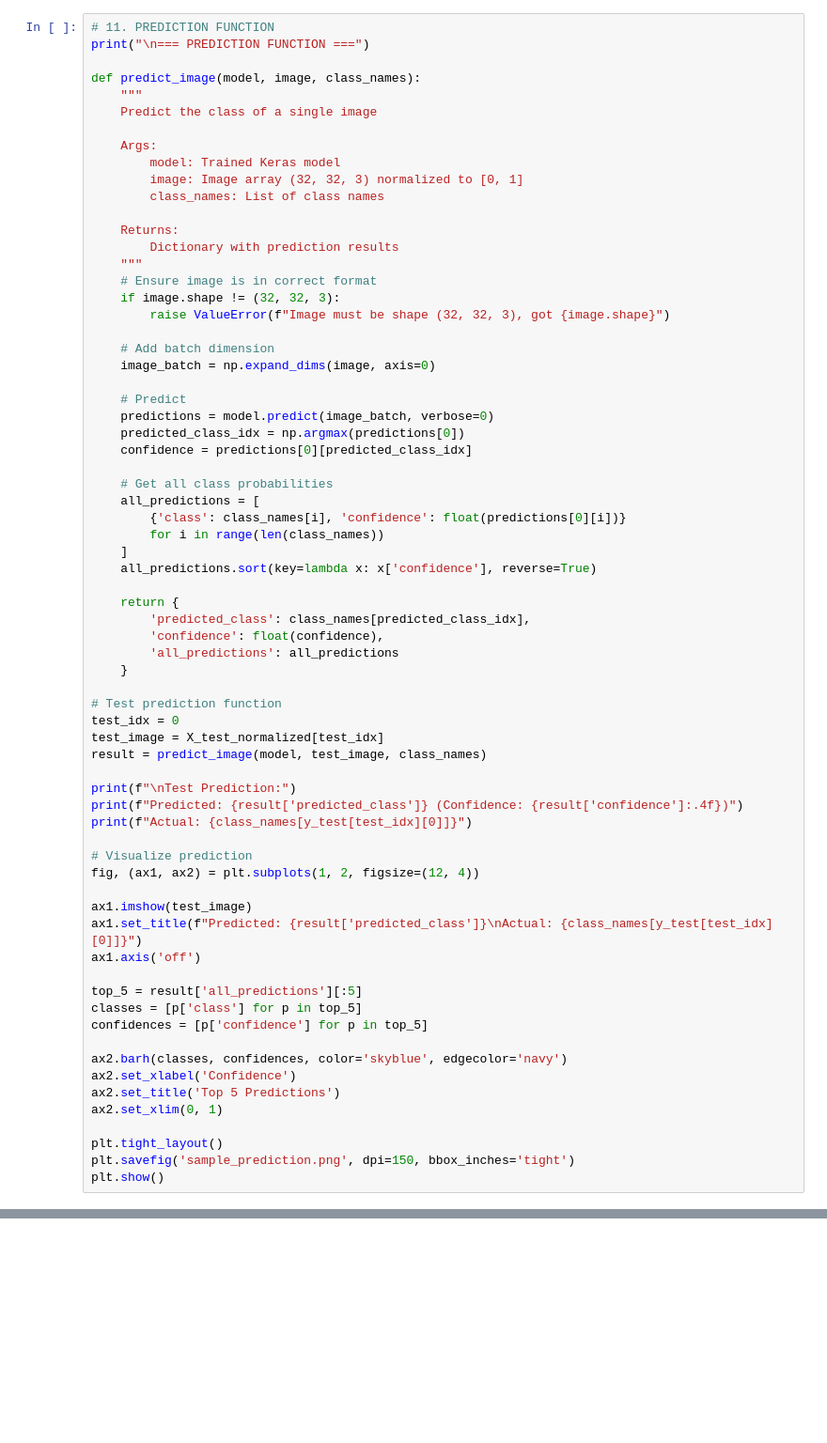
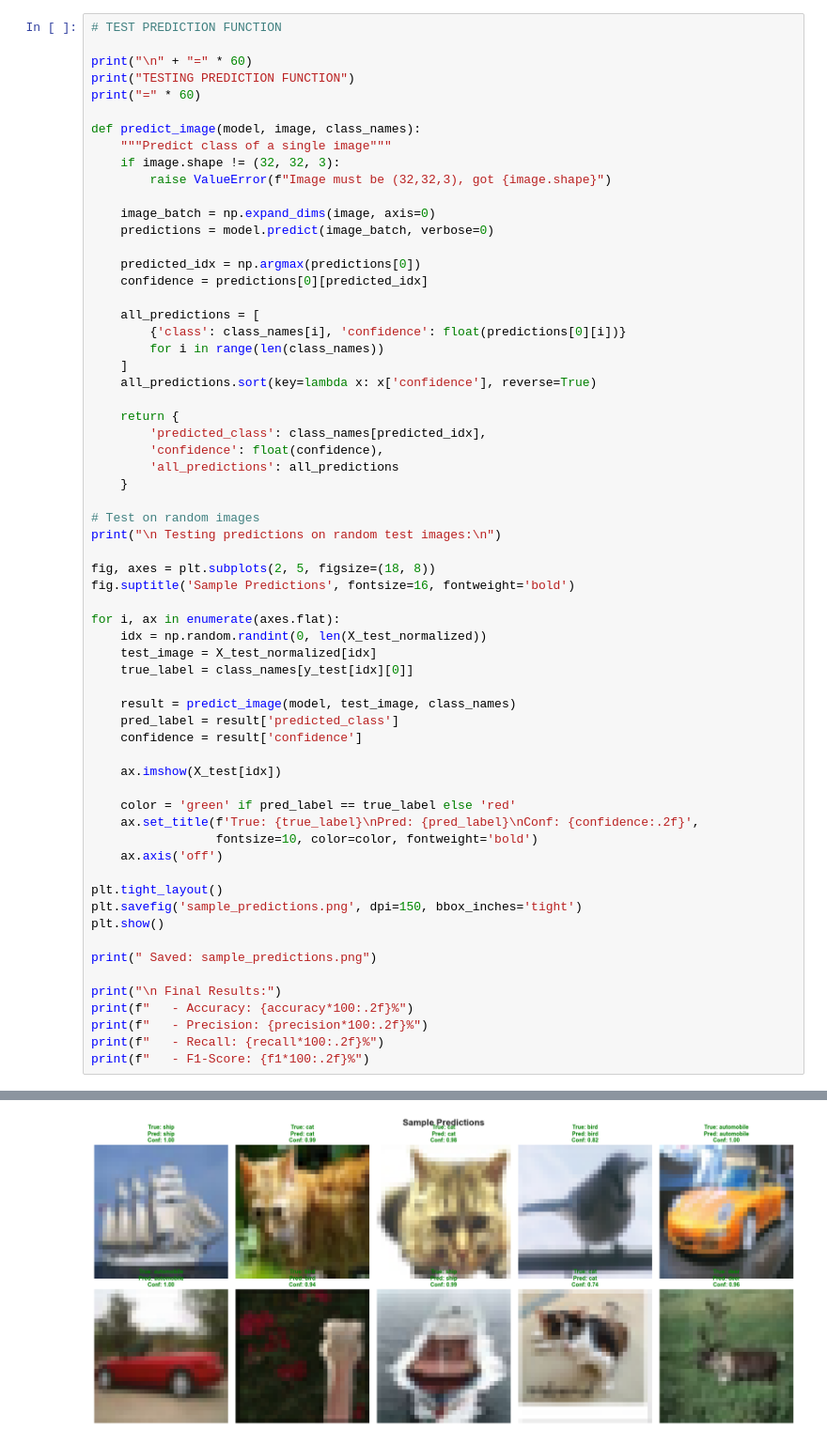
Before and after one commit to cyiza22/MLOP_Summative, a Jupyter notebook: notebook/ml_pipeline.ipynb, the cells around one changed output, grey strips where cells are left out. Shown at 94% size. Cells and saved outputs as stored; diff of their text form; blank space fills up the shorter version.

```diff
--- a/notebook/ml_pipeline.ipynb
+++ b/notebook/ml_pipeline.ipynb
@@ -531,32 +742,21 @@ ValueError: Invalid filepath extension for saving. Please add either a `.keras`
 # %%
-# 11. PREDICTION FUNCTION
-print("\n=== PREDICTION FUNCTION ===")
+# TEST PREDICTION FUNCTION
+
+print("\n" + "=" * 60)
+print("TESTING PREDICTION FUNCTION")
+print("=" * 60)
 
 def predict_image(model, image, class_names):
-    """
-    Predict the class of a single image
+    """Predict class of a single image"""
+    if image.shape != (32, 32, 3):
+        raise ValueError(f"Image must be (32,32,3), got {image.shape}")
 
-    Args:
-        model: Trained Keras model
-        image: Image array (32, 32, 3) normalized to [0, 1]
-        class_names: List of class names
+    image_batch = np.expand_dims(image, axis=0)
+    predictions = model.predict(image_batch, verbose=0)
 
-    Returns:
-        Dictionary with prediction results
-    """
-    # Ensure image is in correct format
-    if image.shape != (32, 32, 3):
-        raise ValueError(f"Image must be shape (32, 32, 3), got {image.shape}")
+    predicted_idx = np.argmax(predictions[0])
+    confidence = predictions[0][predicted_idx]
 
-    # Add batch dimension
-    image_batch = np.expand_dims(image, axis=0)
-
-    # Predict
-    predictions = model.predict(image_batch, verbose=0)
-    predicted_class_idx = np.argmax(predictions[0])
-    confidence = predictions[0][predicted_class_idx]
-
-    # Get all class probabilities
     all_predictions = [
         {'class': class_names[i], 'confidence': float(predictions[0][i])}
         for i in range(len(class_names))
@@ -564,36 +764,42 @@ def predict_image(model, image, class_names):
     all_predictions.sort(key=lambda x: x['confidence'], reverse=True)
 
     return {
-        'predicted_class': class_names[predicted_class_idx],
+        'predicted_class': class_names[predicted_idx],
         'confidence': float(confidence),
         'all_predictions': all_predictions
     }
 
-# Test prediction function
-test_idx = 0
-test_image = X_test_normalized[test_idx]
-result = predict_image(model, test_image, class_names)
+# Test on random images
+print("\n Testing predictions on random test images:\n")
 
-print(f"\nTest Prediction:")
-print(f"Predicted: {result['predicted_class']} (Confidence: {result['confidence']:.4f})")
-print(f"Actual: {class_names[y_test[test_idx][0]]}")
+fig, axes = plt.subplots(2, 5, figsize=(18, 8))
+fig.suptitle('Sample Predictions', fontsize=16, fontweight='bold')
 
-# Visualize prediction
-fig, (ax1, ax2) = plt.subplots(1, 2, figsize=(12, 4))
+for i, ax in enumerate(axes.flat):
+    idx = np.random.randint(0, len(X_test_normalized))
+    test_image = X_test_normalized[idx]
+    true_label = class_names[y_test[idx][0]]
 
-ax1.imshow(test_image)
-ax1.set_title(f"Predicted: {result['predicted_class']}\nActual: {class_names[y_test[test_idx][0]]}")
-ax1.axis('off')
+    result = predict_image(model, test_image, class_names)
+    pred_label = result['predicted_class']
+    confidence = result['confidence']
 
-top_5 = result['all_predictions'][:5]
-classes = [p['class'] for p in top_5]
-confidences = [p['confidence'] for p in top_5]
+    ax.imshow(X_test[idx])
 
-ax2.barh(classes, confidences, color='skyblue', edgecolor='navy')
-ax2.set_xlabel('Confidence')
-ax2.set_title('Top 5 Predictions')
-ax2.set_xlim(0, 1)
+    color = 'green' if pred_label == true_label else 'red'
+    ax.set_title(f'True: {true_label}\nPred: {pred_label}\nConf: {confidence:.2f}',
+                 fontsize=10, color=color, fontweight='bold')
+    ax.axis('off')
 
 plt.tight_layout()
-plt.savefig('sample_prediction.png', dpi=150, bbox_inches='tight')
+plt.savefig('sample_predictions.png', dpi=150, bbox_inches='tight')
 plt.show()
+
+print(" Saved: sample_predictions.png")
+
+print("\n Final Results:")
+print(f"   - Accuracy: {accuracy*100:.2f}%")
+print(f"   - Precision: {precision*100:.2f}%")
+print(f"   - Recall: {recall*100:.2f}%")
+print(f"   - F1-Score: {f1*100:.2f}%")
+# %% [output]
@@ -599,0 +811 @@ plt.show()
+[figure, added]
```
Also changed, not shown: parts of 13 cells of this notebook, 19 other files.
